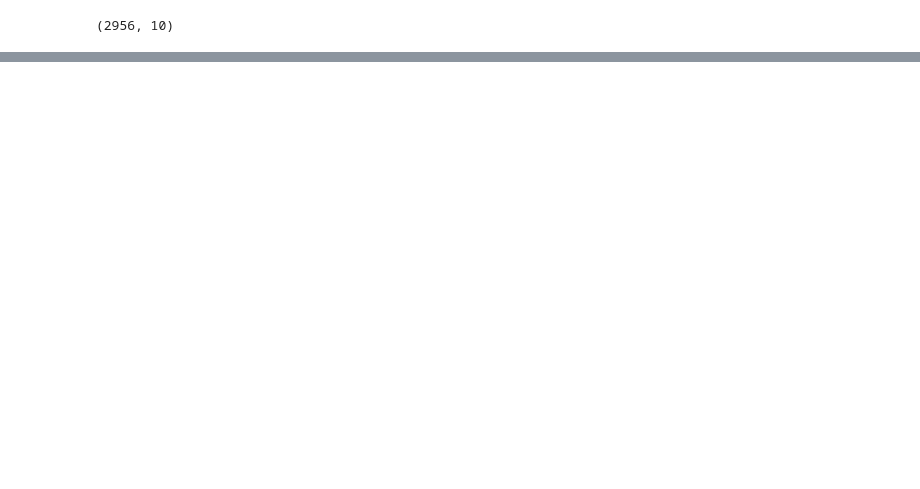
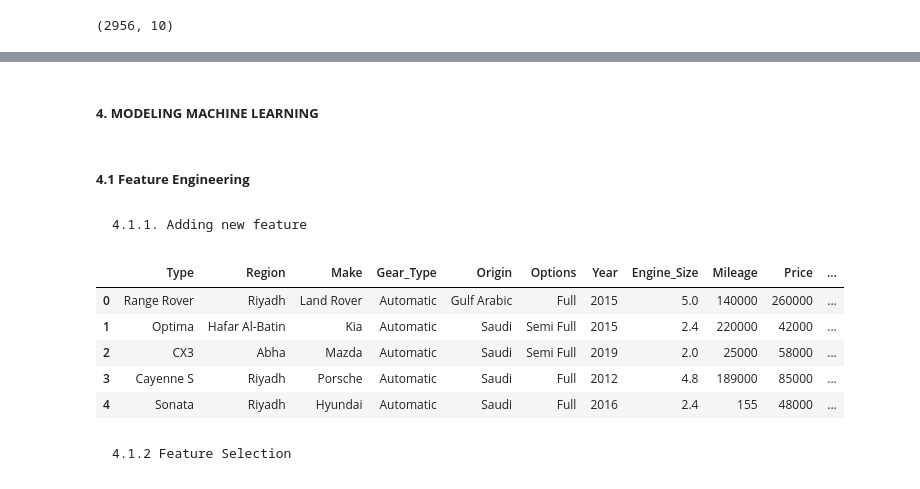
Before and after one commit to fiqrioemry/used_car_regression, a Jupyter notebook: used_car_prediction.ipynb, the cells around one changed output, grey strips where cells are left out. Saved outputs shown, nothing was run; the diff lists cells and outputs as text; code cells hidden in the pictures; blank space fills up the shorter version.

```diff
--- a/used_car_prediction.ipynb
+++ b/used_car_prediction.ipynb
@@ -398,0 +540,6 @@ df.shape
+# %% [markdown]
+##### **4. MODELING MACHINE LEARNING**
+# %% [markdown]
+##### **4.1 Feature Engineering**
+# %% [markdown]
+    4.1.1. Adding new feature
@@ -398,0 +588,13 @@ df.shape
+# %%
+df['Model'] = df['Type'].map(car_type_mapping)
+# %%
+df.head()
+# %% [output]
+|  | Type | Region | Make | Gear_Type | Origin | Options | Year | Engine_Size | Mileage | Price | ... |
+| 0 | Range Rover | Riyadh | Land Rover | Automatic | Gulf Arabic | Full | 2015 | 5.0 | 140000 | 260000 | ... |
+| 1 | Optima | Hafar Al-Batin | Kia | Automatic | Saudi | Semi Full | 2015 | 2.4 | 220000 | 42000 | ... |
+| 2 | CX3 | Abha | Mazda | Automatic | Saudi | Semi Full | 2019 | 2.0 | 25000 | 58000 | ... |
+| 3 | Cayenne S | Riyadh | Porsche | Automatic | Saudi | Full | 2012 | 4.8 | 189000 | 85000 | ... |
+| 4 | Sonata | Riyadh | Hyundai | Automatic | Saudi | Full | 2016 | 2.4 | 155 | 48000 | ... |
+# %% [markdown]
+    4.1.2 Feature Selection
```
Also changed, not shown: parts of 38 cells of this notebook, 1 other file.
